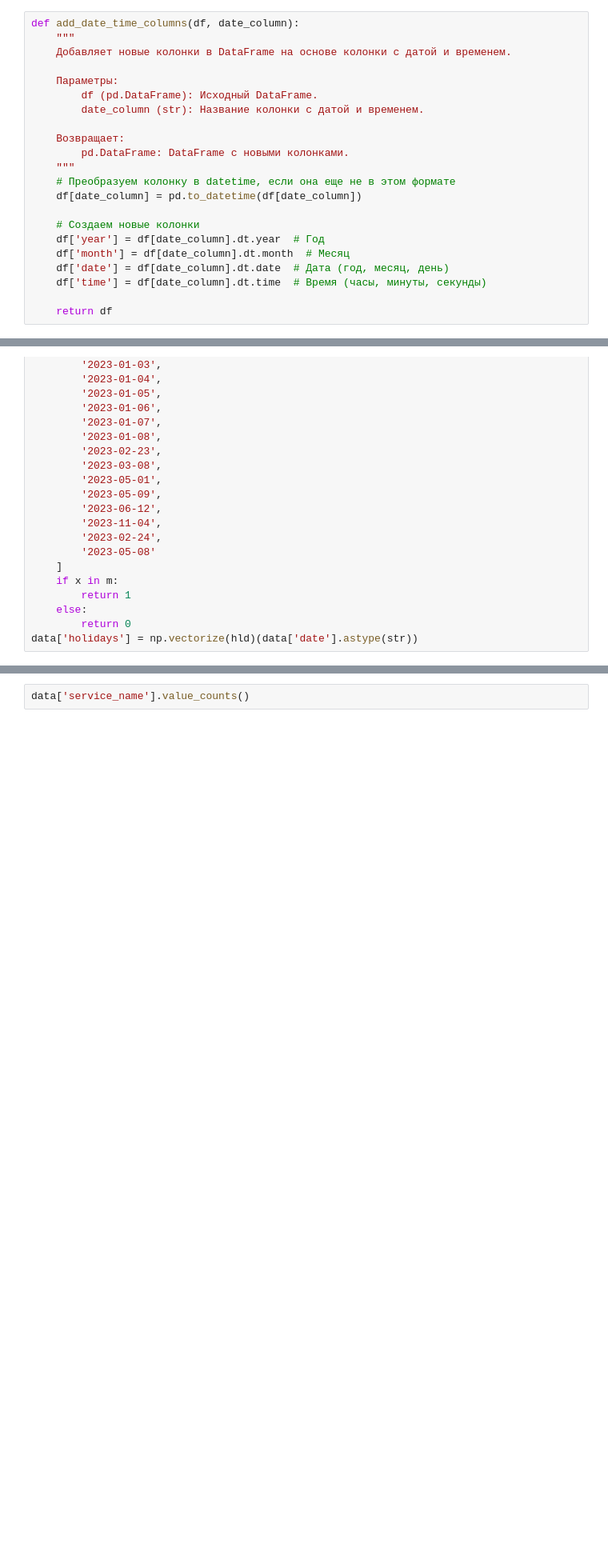
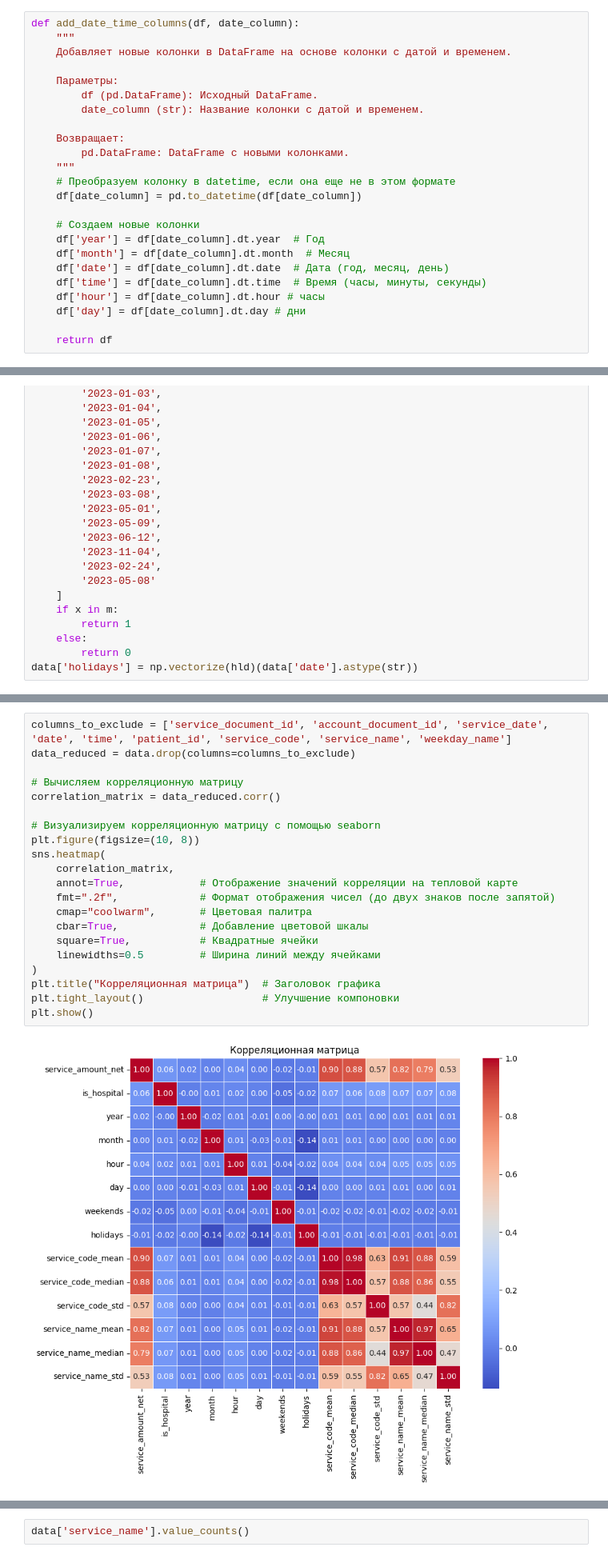
Before and after one commit to CCCXIV314/Sber, a Jupyter notebook: Sber_data_research.ipynb, the cells around one changed output, grey strips where cells are left out. Shown at 80% size. Drawn from its saved outputs; the diff is of its cells as text; blank space fills up the shorter version.

```diff
--- a/Sber_data_research.ipynb
+++ b/Sber_data_research.ipynb
@@ -65,6 +72,8 @@ def add_date_time_columns(df, date_column):
     df['month'] = df[date_column].dt.month  # Месяц
     df['date'] = df[date_column].dt.date  # Дата (год, месяц, день)
     df['time'] = df[date_column].dt.time  # Время (часы, минуты, секунды)
+    df['hour'] = df[date_column].dt.hour # часы
+    df['day'] = df[date_column].dt.day # дни
 
     return df
 # %%
@@ -170,0 +330,23 @@ dft.head()
+# %%
+columns_to_exclude = ['service_document_id', 'account_document_id', 'service_date', 'date', 'time', 'patient_id', 'service_code', 'service_name', 'weekday_name']
+data_reduced = data.drop(columns=columns_to_exclude)
+
+# Вычисляем корреляционную матрицу
+correlation_matrix = data_reduced.corr()
+
+# Визуализируем корреляционную матрицу с помощью seaborn
+plt.figure(figsize=(10, 8))
+sns.heatmap(
+    correlation_matrix,
+    annot=True,            # Отображение значений корреляции на тепловой карте
+    fmt=".2f",             # Формат отображения чисел (до двух знаков после запятой)
+    cmap="coolwarm",       # Цветовая палитра
+    cbar=True,             # Добавление цветовой шкалы
+    square=True,           # Квадратные ячейки
+    linewidths=0.5         # Ширина линий между ячейками
+)
+plt.title("Корреляционная матрица")  # Заголовок графика
+plt.tight_layout()                   # Улучшение компоновки
+plt.show()
+# %% [output]
+[figure, added]
```
Also changed, not shown: parts of 22 cells of this notebook.
